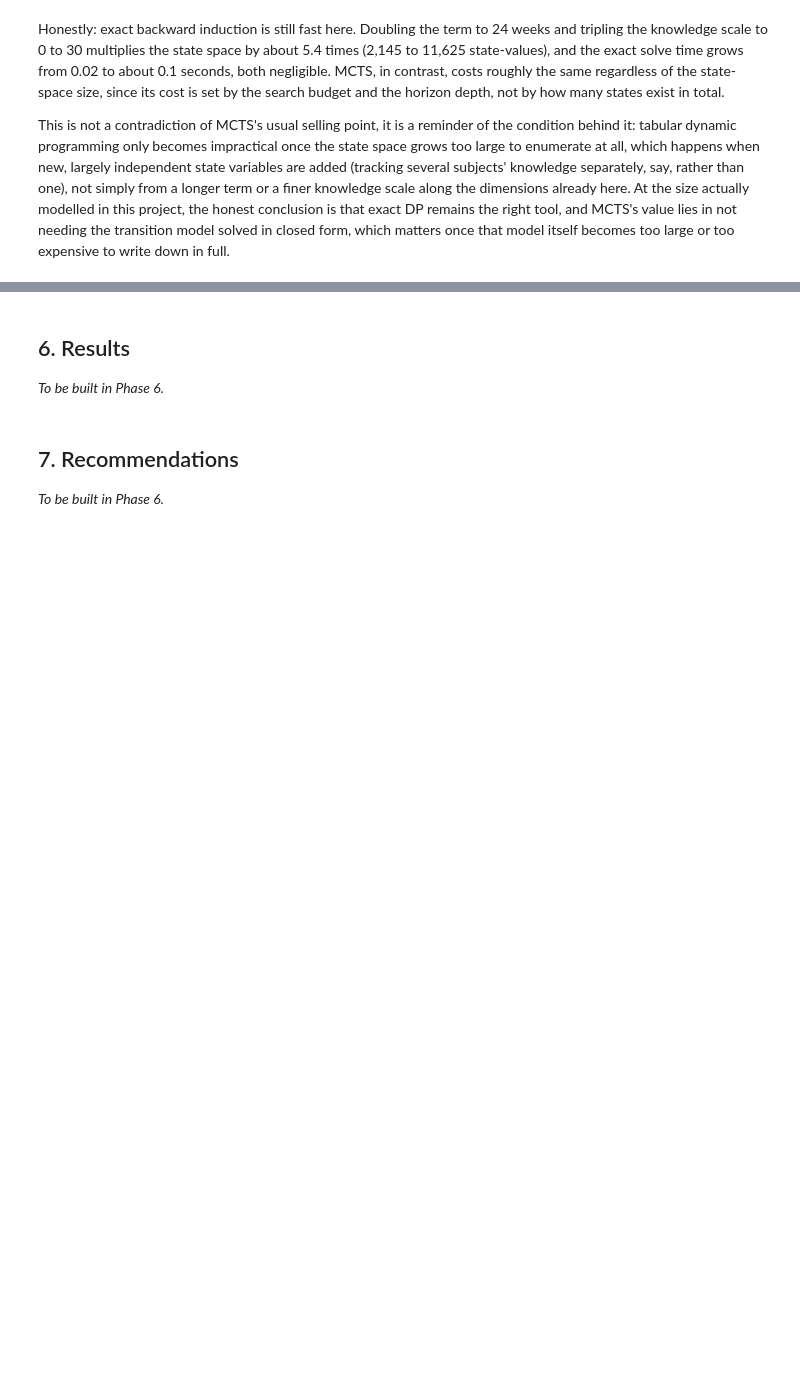
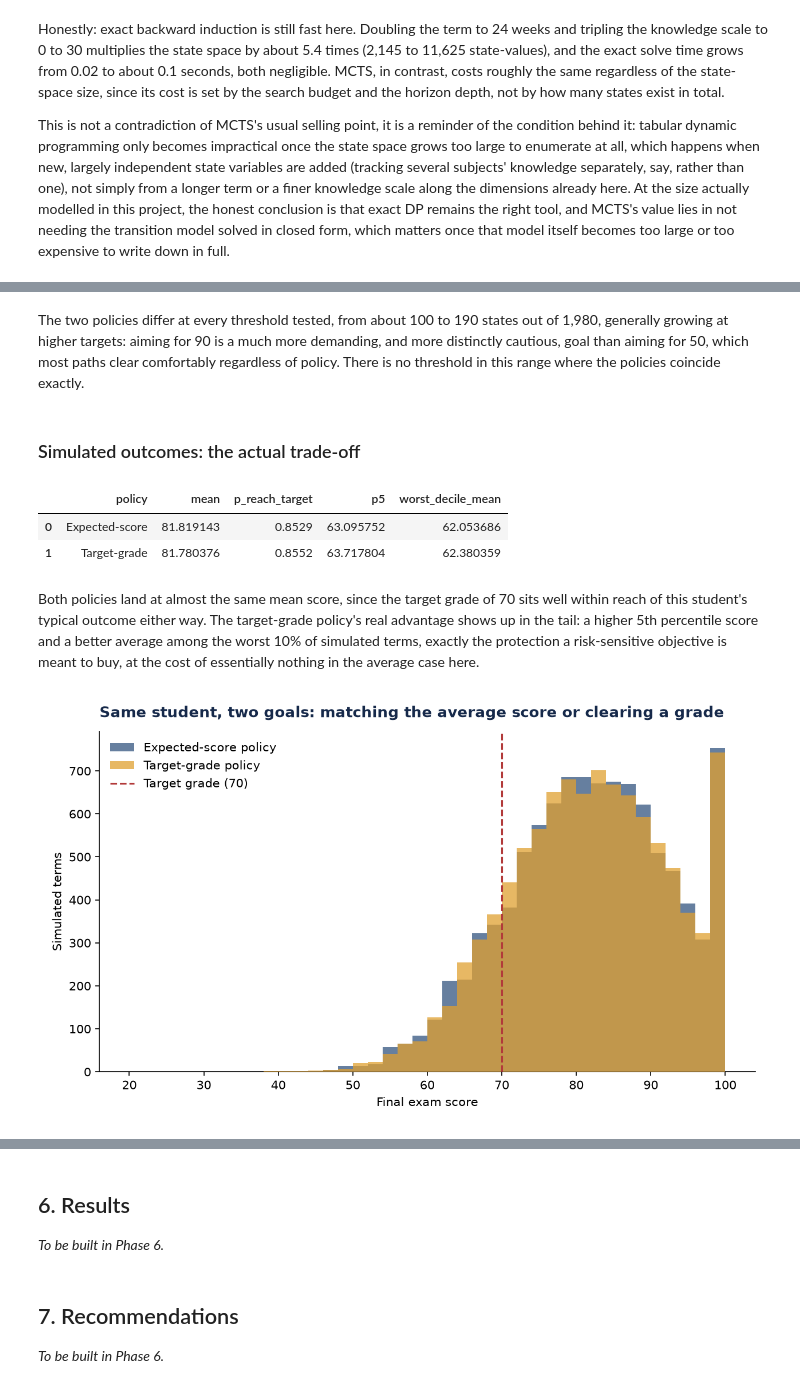
Before and after one commit to prachidabli-data/prachidabli-data.github.io, a Jupyter notebook: statistical-modelling-project-2/notebook/decision_modelling.ipynb, the cells around one changed output, grey strips where cells are left out. Cells and saved outputs as stored; diff of their text form; code cells hidden in the pictures; blank space fills up the shorter version.

```diff
--- a/statistical-modelling-project-2/notebook/decision_modelling.ipynb
+++ b/statistical-modelling-project-2/notebook/decision_modelling.ipynb
@@ -640,0 +662,12 @@ to write down in full.
+# %%
+import importlib
+risk = importlib.import_module("04_risk_extension")
+
+V_risk, policy_risk, _ = risk.solve_risk_sensitive()
+print(f"Action at the start state, expected-score policy: {policy[0][start]}")
+print(f"Action at the start state, target-grade policy:  {policy_risk[0][start]}")
+
+n_diff = risk.count_disagreements(policy, policy_risk)
+total_states = len(policy) * len(list(mdp.all_states()))
+print(f"\nStates where the two policies choose a different action: "
+      f"{n_diff} of {total_states} ({n_diff / total_states:.1%})")
@@ -640,0 +696,46 @@ to write down in full.
+# %% [markdown]
+The two policies differ at every threshold tested, from about 100 to
+190 states out of 1,980, generally growing at higher targets: aiming for
+90 is a much more demanding, and more distinctly cautious, goal than
+aiming for 50, which most paths clear comfortably regardless of policy.
+There is no threshold in this range where the policies coincide
+exactly.
+# %% [markdown]
+### Simulated outcomes: the actual trade-off
+# %%
+rng_ev = np.random.default_rng(mdp.common.SEED)
+rng_risk = np.random.default_rng(mdp.common.SEED + 1)
+n_sims = 10_000
+
+scores_ev = risk.simulate_noisy_scores(mdp.optimal_policy_fn(policy), n_sims, rng_ev, start)
+scores_risk = risk.simulate_noisy_scores(mdp.optimal_policy_fn(policy_risk), n_sims, rng_risk, start)
+
+summary_ev = risk.summarise(scores_ev)
+summary_risk = risk.summarise(scores_risk)
+
+comparison = pd.DataFrame([
+    {"policy": "Expected-score", **summary_ev},
+    {"policy": "Target-grade", **summary_risk},
+])
+comparison.to_csv("../data/risk_comparison.csv", index=False)
+comparison
+# %% [output]
+|  | policy | mean | p_reach_target | p5 | worst_decile_mean |
+| 0 | Expected-score | 81.819143 | 0.8529 | 63.095752 | 62.053686 |
+| 1 | Target-grade | 81.780376 | 0.8552 | 63.717804 | 62.380359 |
+# %% [markdown]
+Both policies land at almost the same mean score, since the target
+grade of 70 sits well within reach of this student's typical outcome
+either way. The target-grade policy's real advantage shows up in the
+tail: a higher 5th percentile score and a better average among the worst
+10% of simulated terms, exactly the protection a risk-sensitive
+objective is meant to buy, at the cost of essentially nothing in the
+average case here.
+# %%
+from IPython.display import Image
+
+risk.plot_score_distributions(scores_ev, scores_risk, mdp.common.RISK_TARGET_GRADE,
+                                "../images/09_risk_score_distributions.png")
+Image("../images/09_risk_score_distributions.png")
+# %% [output]
+[figure, added]
```
Also changed, not shown: parts of 12 cells of this notebook, 9 other files.
